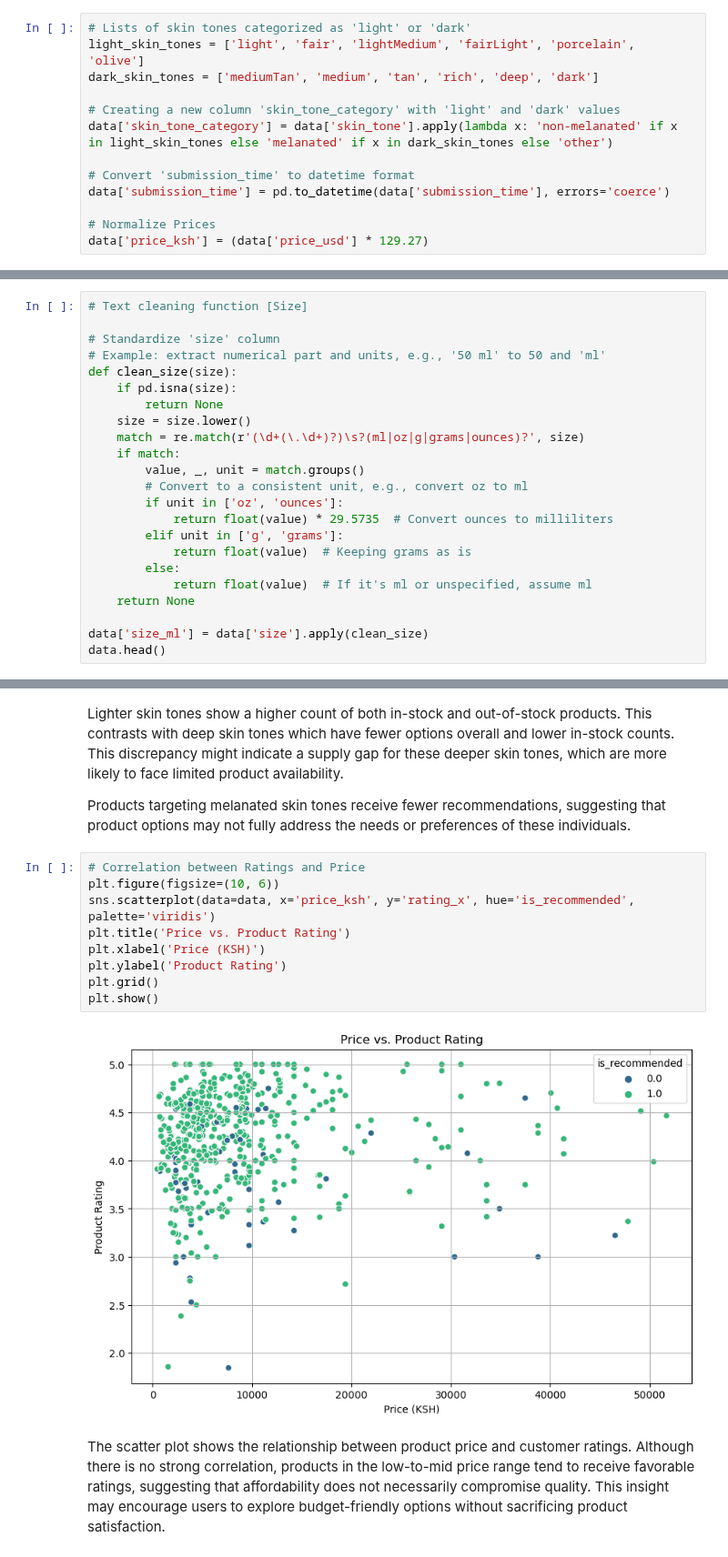
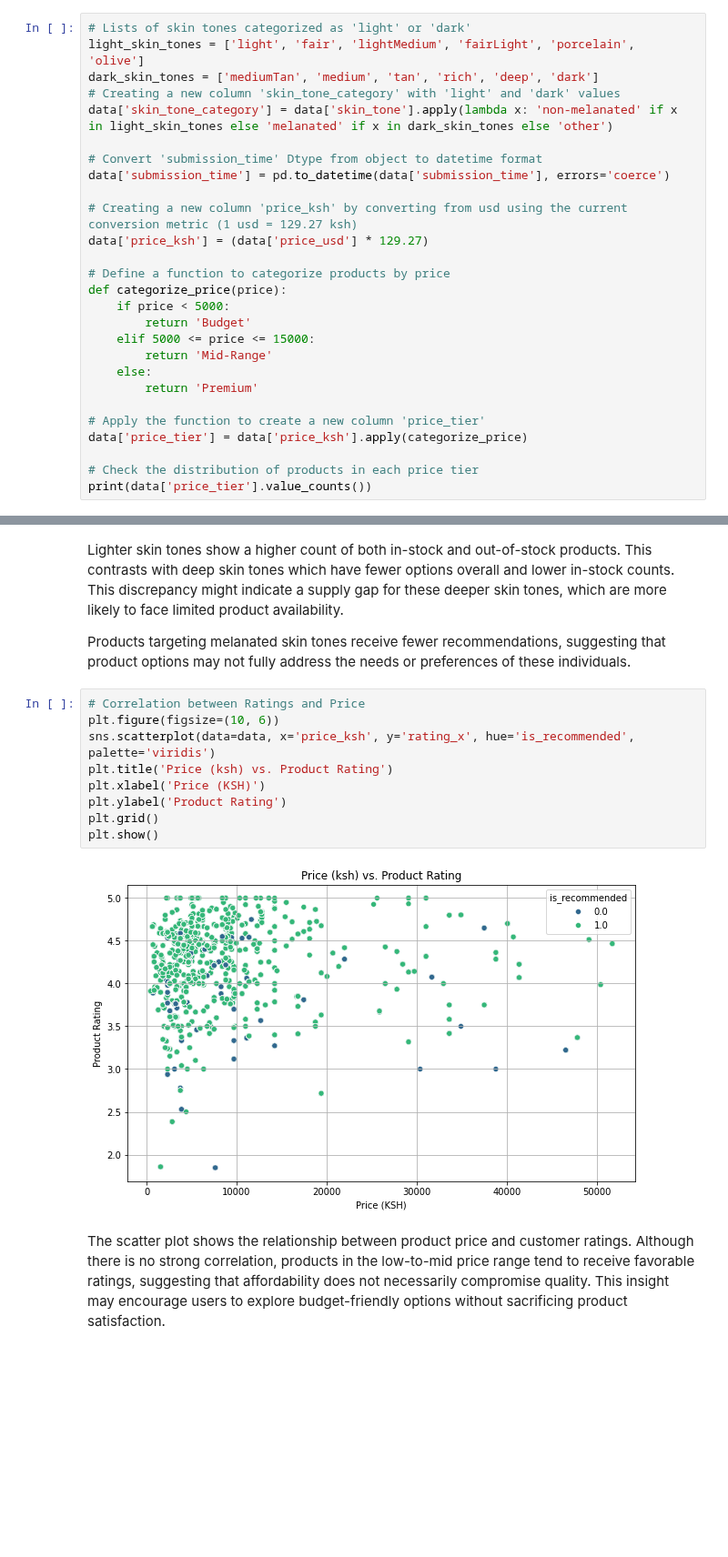
Before and after one commit to ECCHERUIYOT/AI-Powered-Recommendations-For-Melanin-Skin, a Jupyter notebook: index.ipynb, the cells around one changed output, grey strips where cells are left out. Shown at 91% size. Cells and saved outputs as stored; diff of their text form; blank space fills up the shorter version.

Commit message:
Updated data preprocessing

```diff
--- a/index.ipynb
+++ b/index.ipynb
@@ -223,12 +286,26 @@ Creating a new 'skin_tone_category' column to classify skin tones as 'light' or
 # Lists of skin tones categorized as 'light' or 'dark'
 light_skin_tones = ['light', 'fair', 'lightMedium', 'fairLight', 'porcelain', 'olive']
 dark_skin_tones = ['mediumTan', 'medium', 'tan', 'rich', 'deep', 'dark']
-
 # Creating a new column 'skin_tone_category' with 'light' and 'dark' values
 data['skin_tone_category'] = data['skin_tone'].apply(lambda x: 'non-melanated' if x in light_skin_tones else 'melanated' if x in dark_skin_tones else 'other')
 
-# Convert 'submission_time' to datetime format
+# Convert 'submission_time' Dtype from object to datetime format
 data['submission_time'] = pd.to_datetime(data['submission_time'], errors='coerce')
 
-# Normalize Prices
+# Creating a new column 'price_ksh' by converting from usd using the current conversion metric (1 usd = 129.27 ksh)
 data['price_ksh'] = (data['price_usd'] * 129.27)
+
+# Define a function to categorize products by price
+def categorize_price(price):
+    if price < 5000:
+        return 'Budget'
+    elif 5000 <= price <= 15000:
+        return 'Mid-Range'
+    else:
+        return 'Premium'
+
+# Apply the function to create a new column 'price_tier'
+data['price_tier'] = data['price_ksh'].apply(categorize_price)
+
+# Check the distribution of products in each price tier
+print(data['price_tier'].value_counts())
@@ -284,23 +317,0 @@ data['review_text'] = data['review_text'].apply(clean_text)
-# %%
-# Text cleaning function [Size]
-
-# Standardize 'size' column
-# Example: extract numerical part and units, e.g., '50 ml' to 50 and 'ml'
-def clean_size(size):
-    if pd.isna(size):
-        return None
-    size = size.lower()
-    match = re.match(r'(\d+(\.\d+)?)\s?(ml|oz|g|grams|ounces)?', size)
-    if match:
-        value, _, unit = match.groups()
-        # Convert to a consistent unit, e.g., convert oz to ml
-        if unit in ['oz', 'ounces']:
-            return float(value) * 29.5735  # Convert ounces to milliliters
-        elif unit in ['g', 'grams']:
-            return float(value)  # Keeping grams as is
-        else:
-            return float(value)  # If it's ml or unspecified, assume ml
-    return None
-
-data['size_ml'] = data['size'].apply(clean_size)
-data.head()
@@ -420,14 +457,14 @@ Products targeting melanated skin tones receive fewer recommendations, suggestin
 # %%
 # Correlation between Ratings and Price
 plt.figure(figsize=(10, 6))
 sns.scatterplot(data=data, x='price_ksh', y='rating_x', hue='is_recommended', palette='viridis')
-plt.title('Price vs. Product Rating')
+plt.title('Price (ksh) vs. Product Rating')
 plt.xlabel('Price (KSH)')
 plt.ylabel('Product Rating')
 plt.grid()
 plt.show()
 # %% [output]
-[figure, old version]
+[figure, new version]
 # %% [markdown]
 The scatter plot shows the relationship between product price and customer ratings. Although there is no strong correlation, products in the low-to-mid price range tend to receive favorable ratings, suggesting that affordability does not necessarily compromise quality. This insight may encourage users to explore budget-friendly options without sacrificing product satisfaction.
 # %%
```
Also changed, not shown: parts of 48 cells of this notebook, 2 other files.
